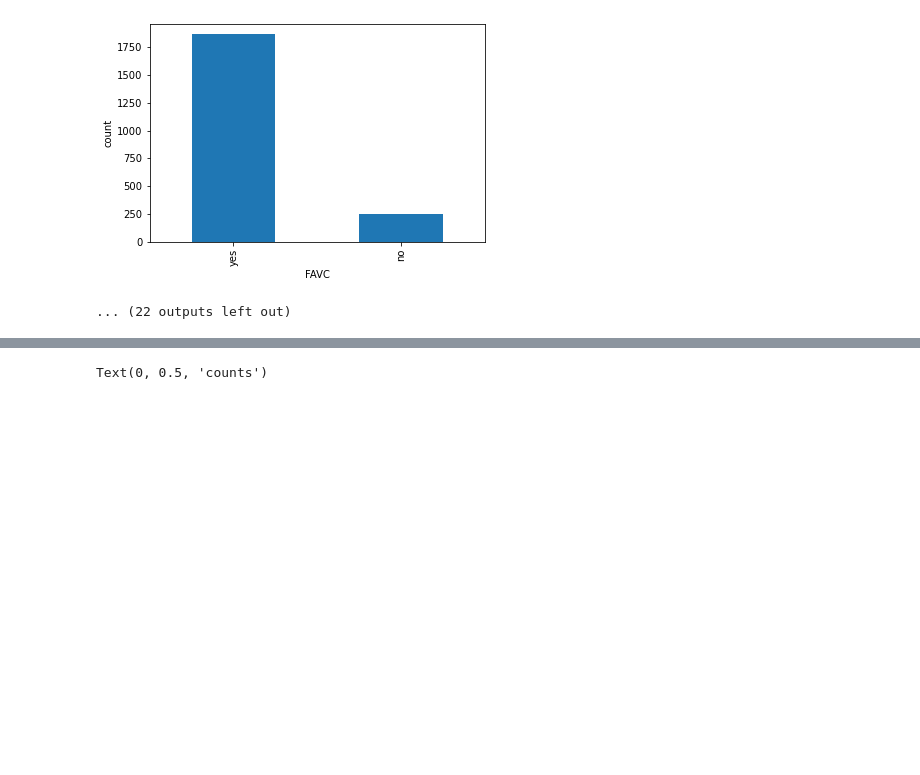
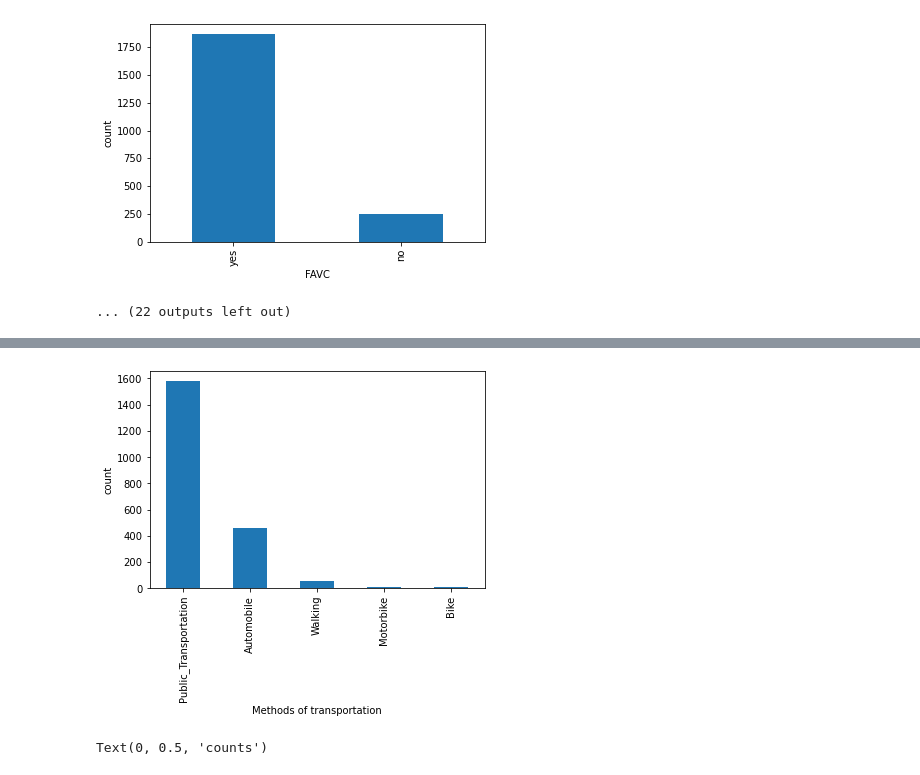
Before and after one commit to TianqiT/data1030-fa20-project, a Jupyter notebook: src/project_code.ipynb, the cells around one changed output, grey strips where cells are left out. Drawn from its saved outputs; the diff is of its cells as text; code cells hidden in the pictures; blank space fills up the shorter version.

```diff
--- a/src/project_code.ipynb
+++ b/src/project_code.ipynb
@@ -108,3 +119,10 @@ Name: FAVC, dtype: int64
+# %%
+pd.value_counts(df['MTRANS']).plot.bar()
+plt.xlabel('Methods of transportation')
+plt.ylabel('count')
+plt.show()
+# %% [output]
+[figure, added]
 # %%
 df["Weight"].plot.hist(15)
 plt.xlabel("weight(kg)")
```
Also changed, not shown: parts of 74 cells of this notebook, 16 other files.
